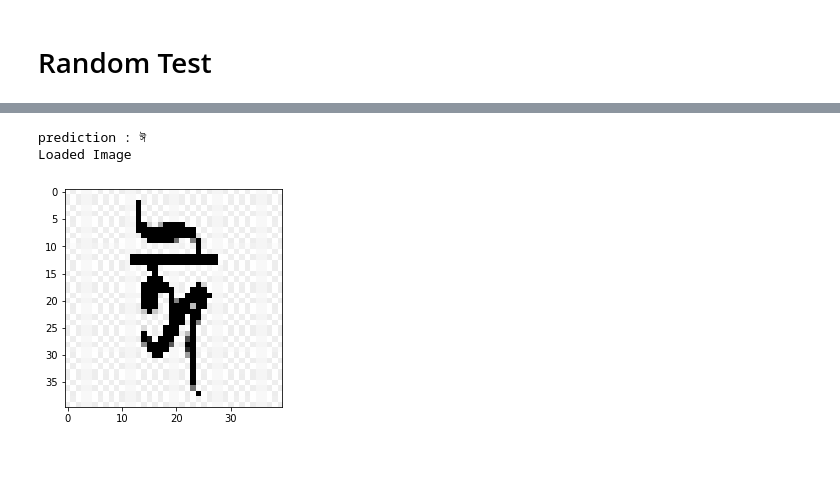
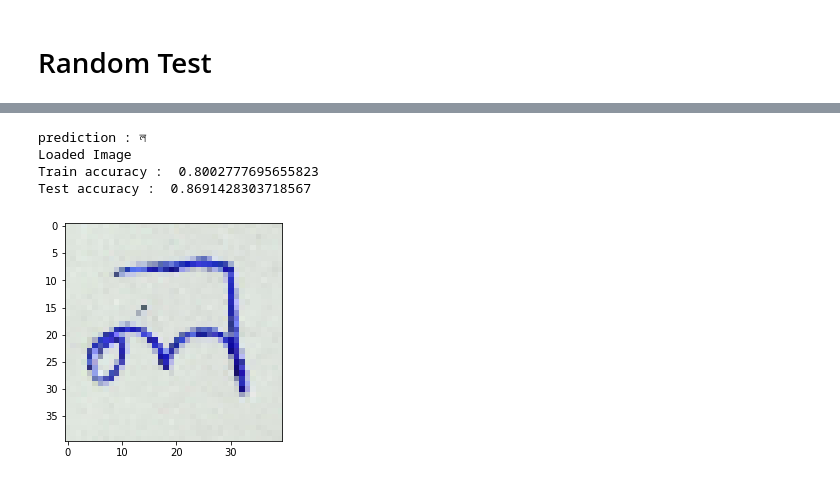
Before and after one commit to Anirban-code/Bengali-Character-Recognition-Using-CNN-model, a Jupyter notebook: CNNTEST3.ipynb, the cells around one changed output, grey strips where cells are left out. Cells and saved outputs as stored; diff of their text form; code cells hidden in the pictures.

```diff
--- a/CNNTEST3.ipynb
+++ b/CNNTEST3.ipynb
@@ -213,7 +233,7 @@ img = image.load_img('HandWritten/test/9/501.tif',target_size=(40,40,3))
 output(img)
 img = image.load_img('HandWritten/test/10/501.tif',target_size=(40,40,3))
 output(img)
-img = image.load_img('HandWritten/test/11/505.tif',target_size=(40,40,3))
+img = image.load_img('HandWritten/test/11/504.tif',target_size=(40,40,3))
 output(img)
 img = image.load_img('HandWritten/test/12/502.tif',target_size=(40,40,3))
 output(img)
@@ -245,7 +265,7 @@ img = image.load_img('HandWritten/test/25/501.tif',target_size=(40,40,3))
 output(img)
 img = image.load_img('HandWritten/test/26/501.tif',target_size=(40,40,3))
 output(img)
-img = image.load_img('HandWritten/test/27/505.tif',target_size=(40,40,3))
+img = image.load_img('HandWritten/test/27/504.tif',target_size=(40,40,3))
 output(img)
 img = image.load_img('HandWritten/test/28/501.tif',target_size=(40,40,3))
 output(img)
@@ -257,11 +277,11 @@ img = image.load_img('HandWritten/test/31/501.tif',target_size=(40,40,3))
 output(img)
 img = image.load_img('HandWritten/test/32/501.tif',target_size=(40,40,3))
 output(img)
-img = image.load_img('HandWritten/test/33/501.tif',target_size=(40,40,3))
+img = image.load_img('HandWritten/test/33/504.tif',target_size=(40,40,3))
 output(img)
 img = image.load_img('HandWritten/test/34/501.tif',target_size=(40,40,3))
 output(img)
-img = image.load_img('HandWritten/test/35/501.tif',target_size=(40,40,3))
+img = image.load_img('HandWritten/test/35/505.tif',target_size=(40,40,3))
 output(img)
 img = image.load_img('HandWritten/test/36/501.tif',target_size=(40,40,3))
 output(img)
@@ -311,6 +331,7 @@ prediction :  ঁ
 prediction : ৎ
 # %%
 import keras
+epoch=10
 plt.plot(history.history['accuracy'])
 plt.plot(history.history['val_accuracy'])
 plt.title('model accuracy')
@@ -318,6 +339,8 @@ plt.ylabel('accuracy')
 plt.xlabel('epoch')
 plt.legend(['train', 'val'], loc='upper left')
 plt.show()
+print("Train accuracy : ",history.history['accuracy'][epoch -1])
+print("Test accuracy : ",history.history['val_accuracy'][epoch -1])
 
 
 plt.plot(history.history['loss'])
@@ -327,4 +350,6 @@ plt.ylabel('loss')
 plt.xlabel('epoch')
 plt.legend(['train', 'val'], loc='upper left')
 plt.show()
+print("Train loss : ",history.history['loss'][epoch -1])
+print("Test loss : ",history.history['val_loss'][epoch -1])
 # %% [output]
@@ -333,2 +362,9 @@ plt.show()
 # %% [markdown]
 # Random Test
+# %%
+img = image.load_img('3.1.jpg',target_size=(40,40,3))
+plt.imshow(img)
+output(img)
+print("Loaded Image")
+print("Train accuracy : ",history.history['accuracy'][epoch -1])
+print("Test accuracy : ",history.history['val_accuracy'][epoch -1])
@@ -334,0 +377,7 @@ plt.show()
+# %%
+img = image.load_img('1.1.jpg',target_size=(40,40,3))
+plt.imshow(img)
+output(img)
+print("Loaded Image")
+print("Train accuracy : ",history.history['accuracy'][epoch -1])
+print("Test accuracy : ",history.history['val_accuracy'][epoch -1])
@@ -335,9 +390,13 @@ plt.show()
 # %%
-img = image.load_img('images7.png',target_size=(40,40,3))
+img = image.load_img('5.jpg',target_size=(40,40,3))
 plt.imshow(img)
 output(img)
 print("Loaded Image")
+print("Train accuracy : ",history.history['accuracy'][epoch -1])
+print("Test accuracy : ",history.history['val_accuracy'][epoch -1])
 # %% [output]
-prediction : ঈ
+prediction : ল
 Loaded Image
+Train accuracy :  0.8002777695655823
+Test accuracy :  0.8691428303718567
-[figure, old version]
+[figure, new version]
```
Also changed, not shown: parts of 6 cells of this notebook.
